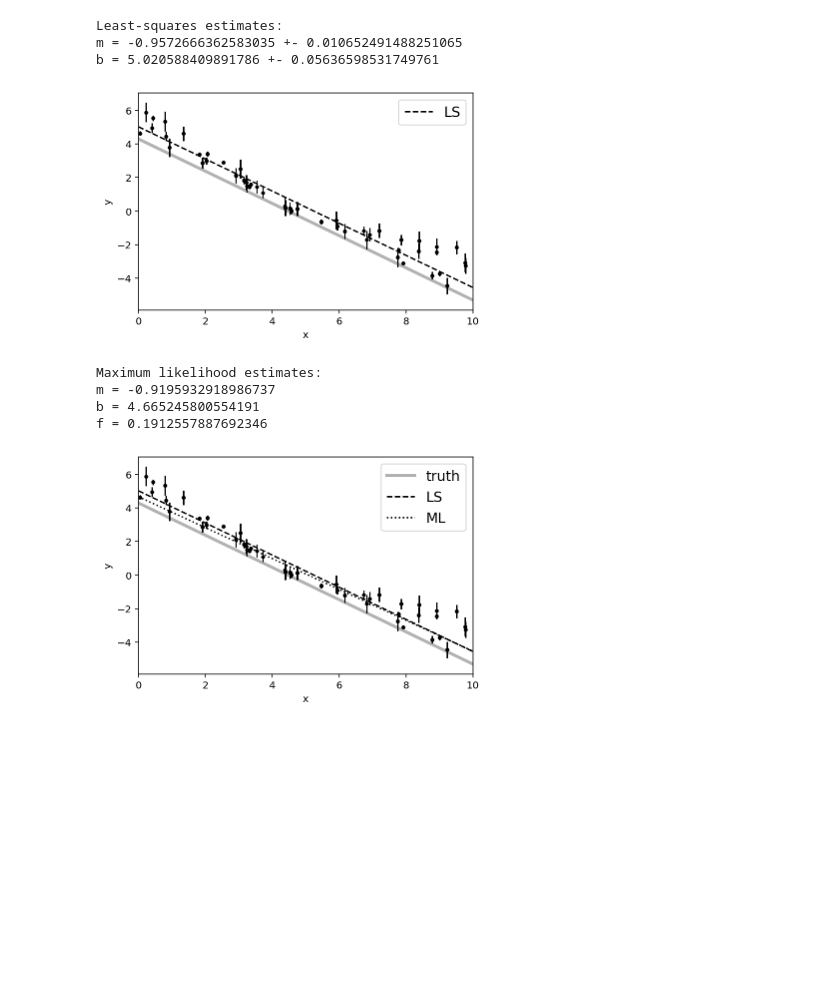
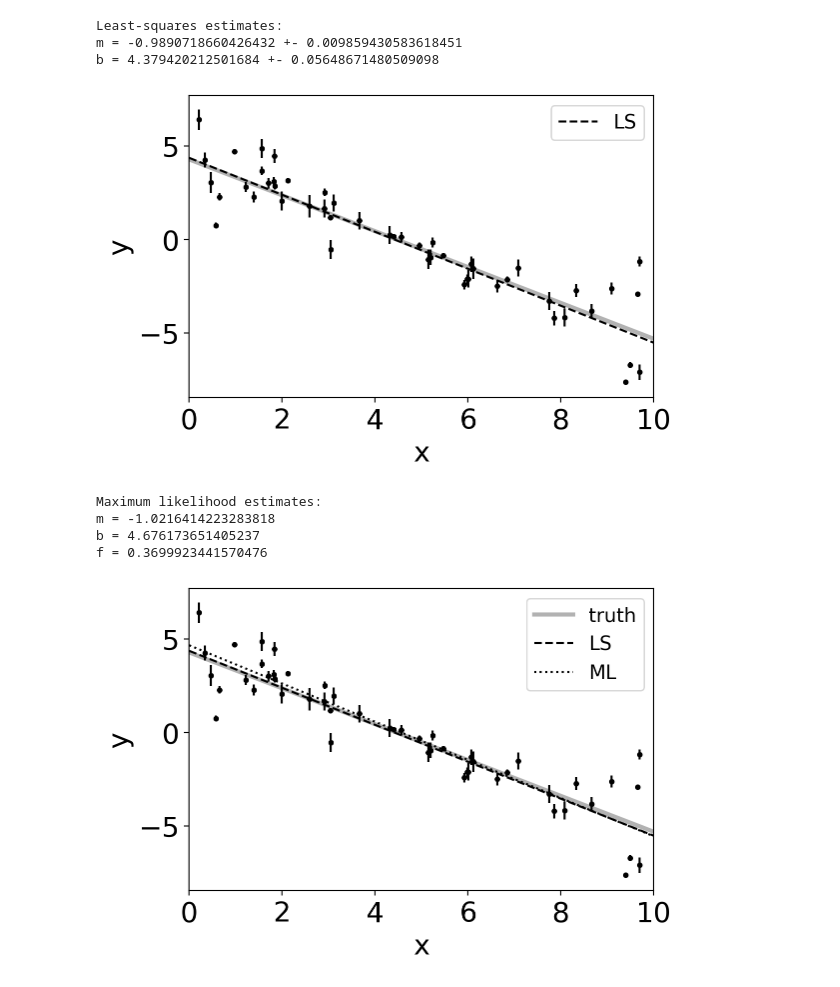
Before and after one commit to jonyeru23/astro_summer_project, a Jupyter notebook: emcee_fitting_model_data.ipynb, the cells around one changed output. Cells and saved outputs as stored; diff of their text form; code cells hidden in the pictures; blank space fills up the shorter version.

```diff
--- a/emcee_fitting_model_data.ipynb
+++ b/emcee_fitting_model_data.ipynb
@@ -20,7 +20,7 @@ N = 50
 x = np.sort(10 * np.random.rand(N))
 yerr = 0.1 + 0.5 * np.random.rand(N)
 y = m_true * x + b_true
-y += np.abs(f_true * y) * np.random.rand(N)
+y += np.abs(f_true * y) * np.random.randn(N)
 y += yerr * np.random.rand(N)
 
 plt.errorbar(x, y, yerr=yerr, fmt='.k', capsize=0)
@@ -54,43 +54,43 @@ plt.xlabel("x")
 plt.ylabel("y");
 # %% [output]
 Least-squares estimates:
-m = -0.9572666362583035 +- 0.010652491488251065
-b = 5.020588409891786 +- 0.05636598531749761
+m = -0.9890718660426432 +- 0.009859430583618451
+b = 4.379420212501684 +- 0.05648671480509098
-[figure, old version]
+[figure, new version]
 # %%
 ## maximum likelihood estimation
 def log_likelihood(theta, x, y, yerr):
     m, b, log_f = theta
     model = m * x + b
     sigma2 = yerr**2 + model**2 * np.exp(2* log_f)
     return -0.5 * np.sum((y-model) ** 2 / sigma2 + np.log(sigma2))
 
 
 from scipy.optimize import minimize
 
 np.random.seed(42)
 nll = lambda *args: -log_likelihood(*args)
-initial = np.array([m_true, b_true, np.log(f_true)]) + 0.1 * np.random.rand(3)
+initial = np.array([m_true, b_true, np.log(f_true)]) + 0.1 * np.random.randn(3)
 soln = minimize(nll, initial, args=(x, y, yerr))
 m_ml, b_ml, log_f_ml = soln.x
 
 print("Maximum likelihood estimates:")
 print(f"m = {m_ml}")
 print(f"b = {b_ml}")
 print(f"f = {np.exp(log_f_ml)}")
 
 plt.errorbar(x, y, yerr=yerr, fmt='.k', capsize=0)
 plt.plot(x0, m_true * x0 + b_true, "k", alpha=0.3, lw=3, label="truth")
 plt.plot(x0, np.dot(np.vander(x0, 2), w), "--k", label="LS")
 plt.plot(x0, np.dot(np.vander(x0, 2), [m_ml, b_ml]), ":k", label="ML")
 plt.legend(fontsize=14)
 plt.xlim(0,10)
 plt.xlabel("x")
 plt.ylabel("y");
 # %% [output]
 Maximum likelihood estimates:
-m = -0.9195932918986737
-b = 4.665245800554191
-f = 0.1912557887692346
+m = -1.0216414223283818
+b = 4.676173651405237
+f = 0.3699923441570476
-[figure, old version]
+[figure, new version]
 # %%
```
Also changed, not shown: parts of 8 cells of this notebook.
